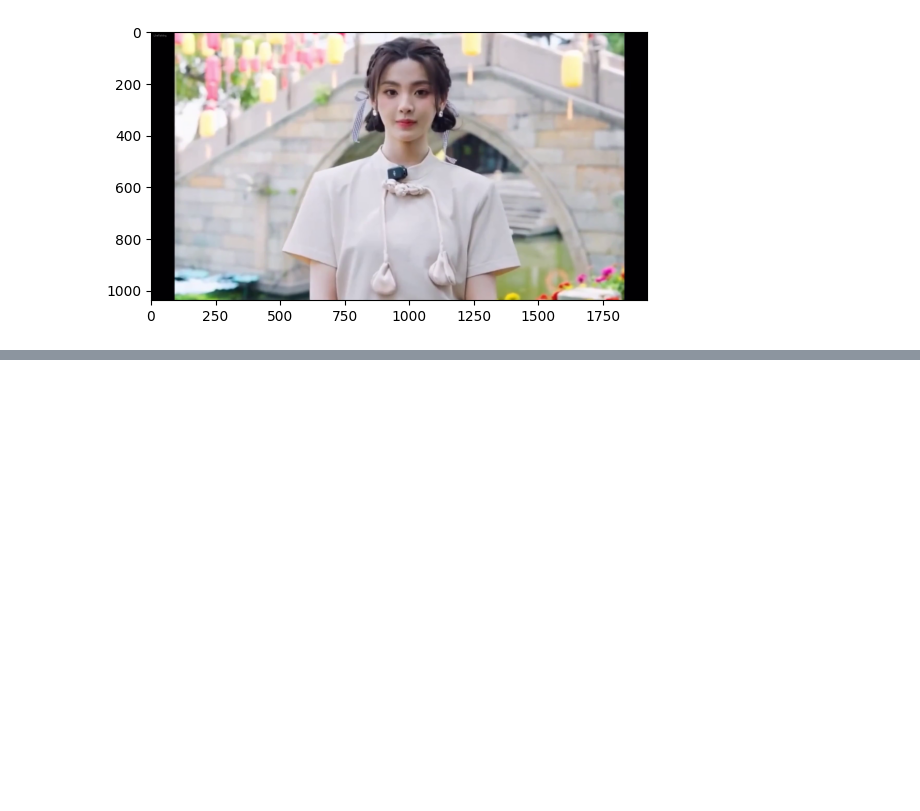
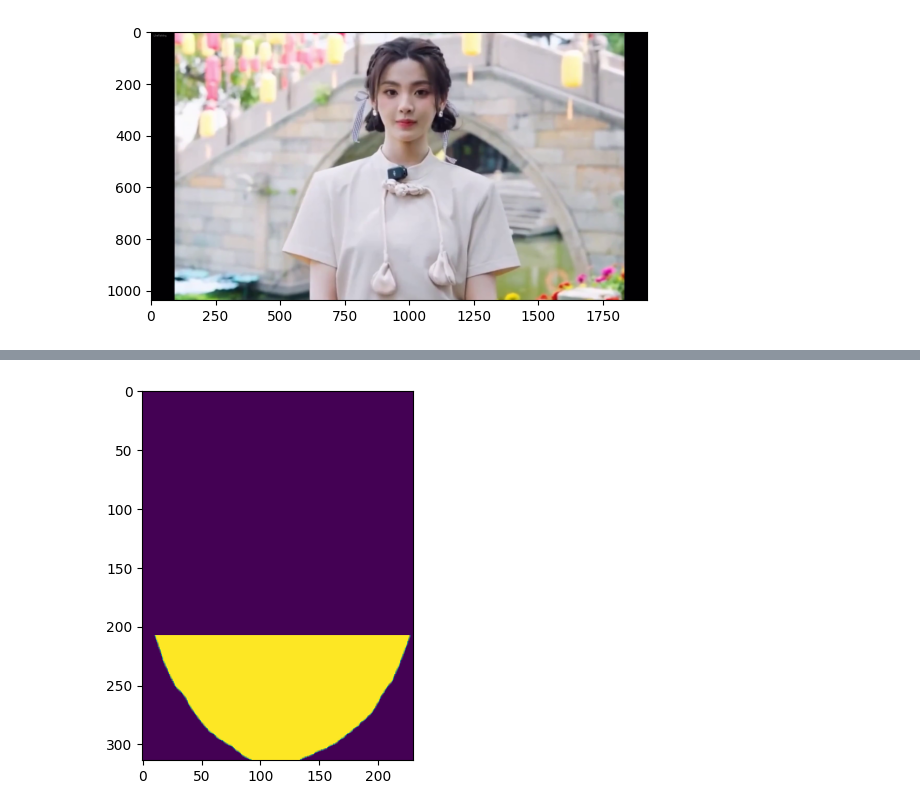
Before and after one commit to nybhl/LiveTalking, a Jupyter notebook: wave2lip_experiments.ipynb, the cells around one changed output, grey strips where cells are left out. Cells and saved outputs as stored; diff of their text form; code cells hidden in the pictures; blank space fills up the shorter version.

```diff
--- a/wave2lip_experiments.ipynb
+++ b/wave2lip_experiments.ipynb
@@ -143,0 +188,3 @@ NameError: name 'args' is not defined
+# %%
+mask_image=np.array(mask_image)
+mask_image[:mask_image.shape[0]//3*2:,:]=0
@@ -143,0 +201,4 @@ NameError: name 'args' is not defined
+# %%
+c = plt.imshow(mask_image)
+# %% [output]
+[figure, added]
```
Also changed, not shown: parts of 21 cells of this notebook, 1 other file.
